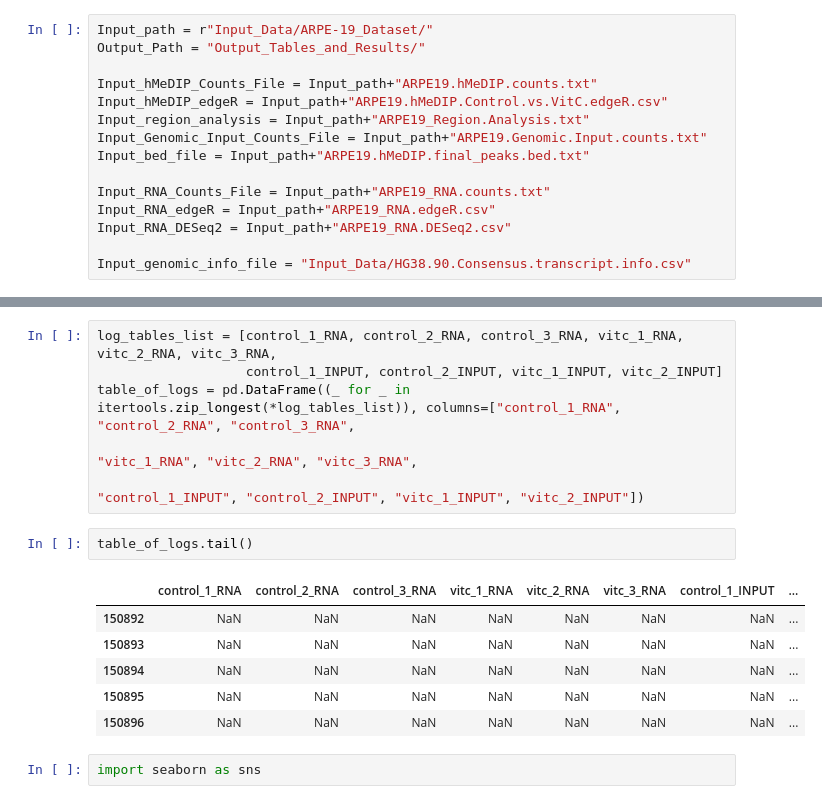
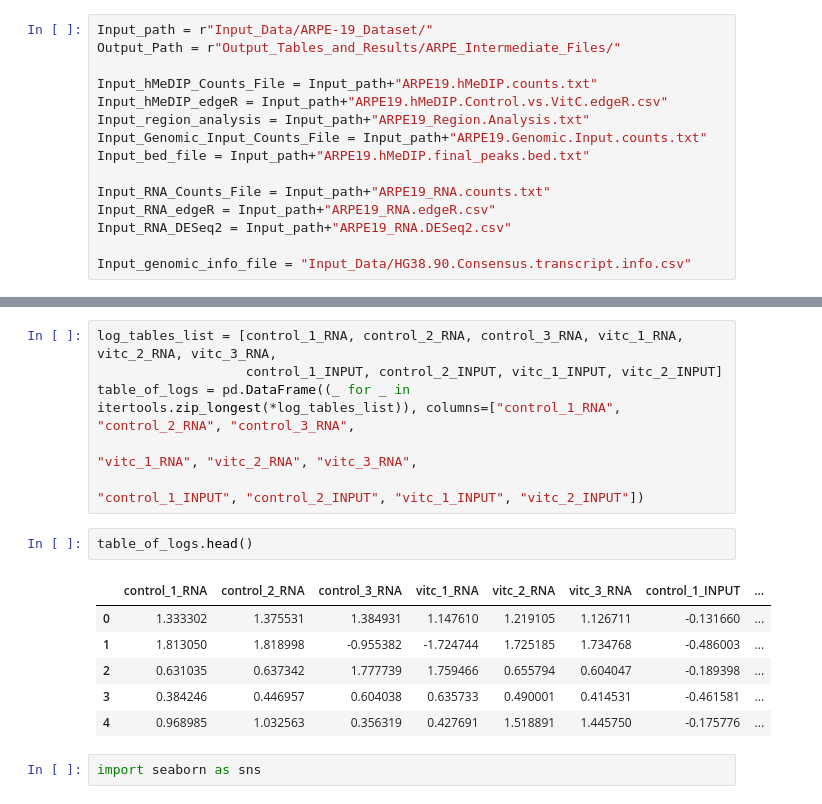
Before and after one commit to mullerachel/now-u-c-me-datascience-final-project, a Jupyter notebook: ARPE_normalizing.RNA.and.hMeDIP.ipynb, the cells around one changed output, grey strips where cells are left out. Drawn from its saved outputs; the diff is of its cells as text.

Commit message:
Updated python notebook notes on procedure and changed output file locations

```diff
--- a/ARPE_normalizing.RNA.and.hMeDIP.ipynb
+++ b/ARPE_normalizing.RNA.and.hMeDIP.ipynb
@@ -50,6 +78,6 @@ os.getcwd()
 # %%
 Input_path = r"Input_Data/ARPE-19_Dataset/"
-Output_Path = "Output_Tables_and_Results/"
+Output_Path = r"Output_Tables_and_Results/ARPE_Intermediate_Files/"
 
 Input_hMeDIP_Counts_File = Input_path+"ARPE19.hMeDIP.counts.txt"
 Input_hMeDIP_edgeR = Input_path+"ARPE19.hMeDIP.Control.vs.VitC.edgeR.csv"
@@ -1217,14 +1266,14 @@ table_of_logs = pd.DataFrame((_ for _ in itertools.zip_longest(*log_tables_list)
                                                                                                 "vitc_1_RNA", "vitc_2_RNA", "vitc_3_RNA",
                                                                                                 "control_1_INPUT", "control_2_INPUT", "vitc_1_INPUT", "vitc_2_INPUT"])
 # %%
-table_of_logs.tail()
+table_of_logs.head()
 # %% [output]
 |  | control_1_RNA | control_2_RNA | control_3_RNA | vitc_1_RNA | vitc_2_RNA | vitc_3_RNA | control_1_INPUT | ... |
-| 150892 | NaN | NaN | NaN | NaN | NaN | NaN | NaN | ... |
-| 150893 | NaN | NaN | NaN | NaN | NaN | NaN | NaN | ... |
-| 150894 | NaN | NaN | NaN | NaN | NaN | NaN | NaN | ... |
-| 150895 | NaN | NaN | NaN | NaN | NaN | NaN | NaN | ... |
-| 150896 | NaN | NaN | NaN | NaN | NaN | NaN | NaN | ... |
+| 0 | 1.333302 | 1.375531 | 1.384931 | 1.147610 | 1.219105 | 1.126711 | -0.131660 | ... |
+| 1 | 1.813050 | 1.818998 | -0.955382 | -1.724744 | 1.725185 | 1.734768 | -0.486003 | ... |
+| 2 | 0.631035 | 0.637342 | 1.777739 | 1.759466 | 0.655794 | 0.604047 | -0.189398 | ... |
+| 3 | 0.384246 | 0.446957 | 0.604038 | 0.635733 | 0.490001 | 0.414531 | -0.461581 | ... |
+| 4 | 0.968985 | 1.032563 | 0.356319 | 0.427691 | 1.518891 | 1.445750 | -0.175776 | ... |
 # %%
 import seaborn as sns
 # %%
```
Also changed, not shown: parts of 11 cells of this notebook, 35 other files.
